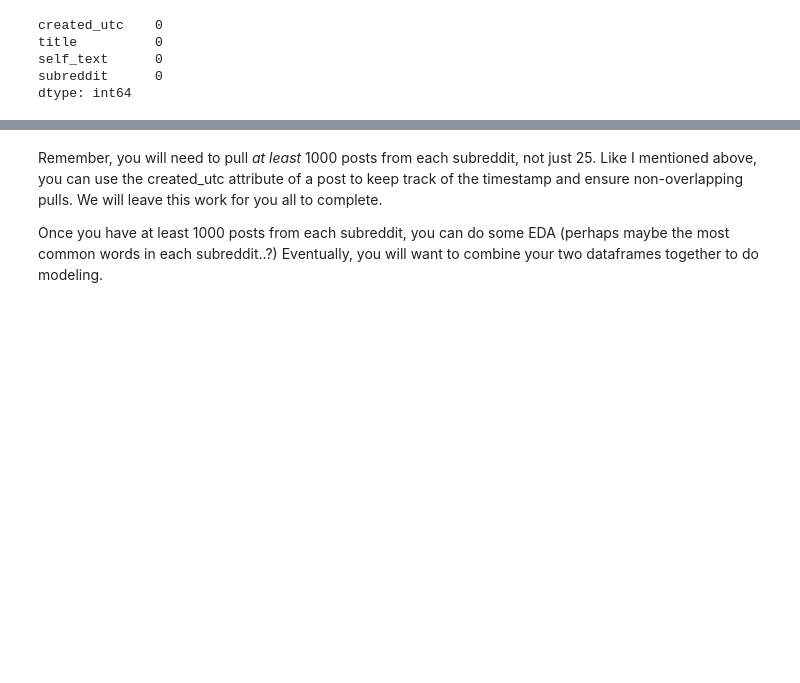
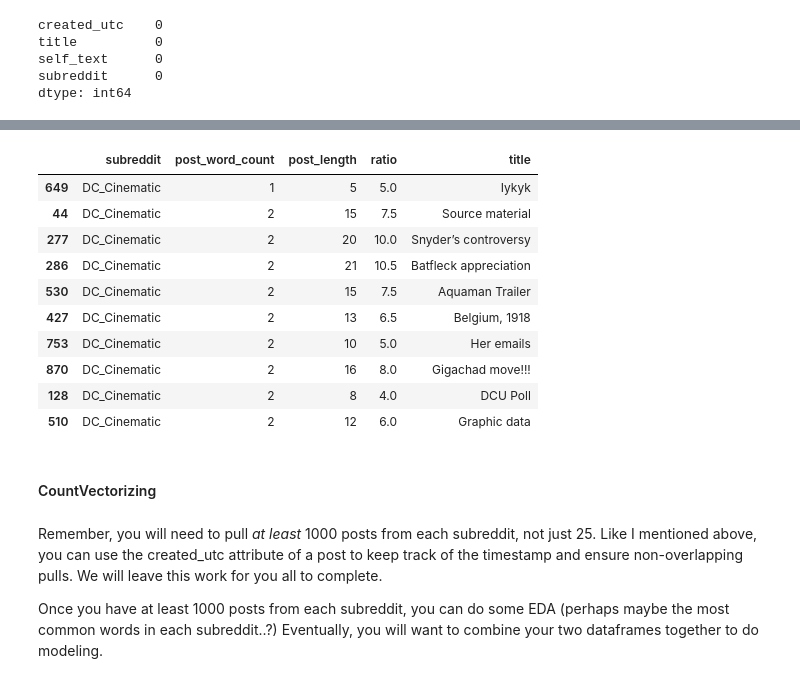
Before and after one commit to suli1524/Marvel_vs._DC, a Jupyter notebook: Reddit-PRAW-tutorial-Copy1.ipynb, the cells around one changed output, grey strips where cells are left out. Cells and saved outputs as stored; diff of their text form; code cells hidden in the pictures; blank space fills up the shorter version.

```diff
--- a/Reddit-PRAW-tutorial-Copy1.ipynb
+++ b/Reddit-PRAW-tutorial-Copy1.ipynb
@@ -170,0 +355,17 @@ dc_cinematic = dc_cinematic.to_csv('dc_cinematic_post.csv',index=False)
+# %%
+# top 10 shortest dc_cinematic_post
+dc_cinematic.sort_values(by='post_word_count', ascending=True)[['subreddit','post_word_count','post_length','ratio','title']].head(10)
+# %% [output]
+|  | subreddit | post_word_count | post_length | ratio | title |
+| 649 | DC_Cinematic | 1 | 5 | 5.0 | Iykyk |
+| 44 | DC_Cinematic | 2 | 15 | 7.5 | Source material |
+| 277 | DC_Cinematic | 2 | 20 | 10.0 | Snyder’s controversy |
+| 286 | DC_Cinematic | 2 | 21 | 10.5 | Batfleck appreciation |
+| 530 | DC_Cinematic | 2 | 15 | 7.5 | Aquaman Trailer |
+| 427 | DC_Cinematic | 2 | 13 | 6.5 | Belgium, 1918 |
+| 753 | DC_Cinematic | 2 | 10 | 5.0 | Her emails |
+| 870 | DC_Cinematic | 2 | 16 | 8.0 | Gigachad move!!! |
+| 128 | DC_Cinematic | 2 | 8 | 4.0 | DCU Poll |
+| 510 | DC_Cinematic | 2 | 12 | 6.0 | Graphic data |
+# %% [markdown]
+#### CountVectorizing
```
Also changed, not shown: parts of 36 cells of this notebook, 2 other files.
